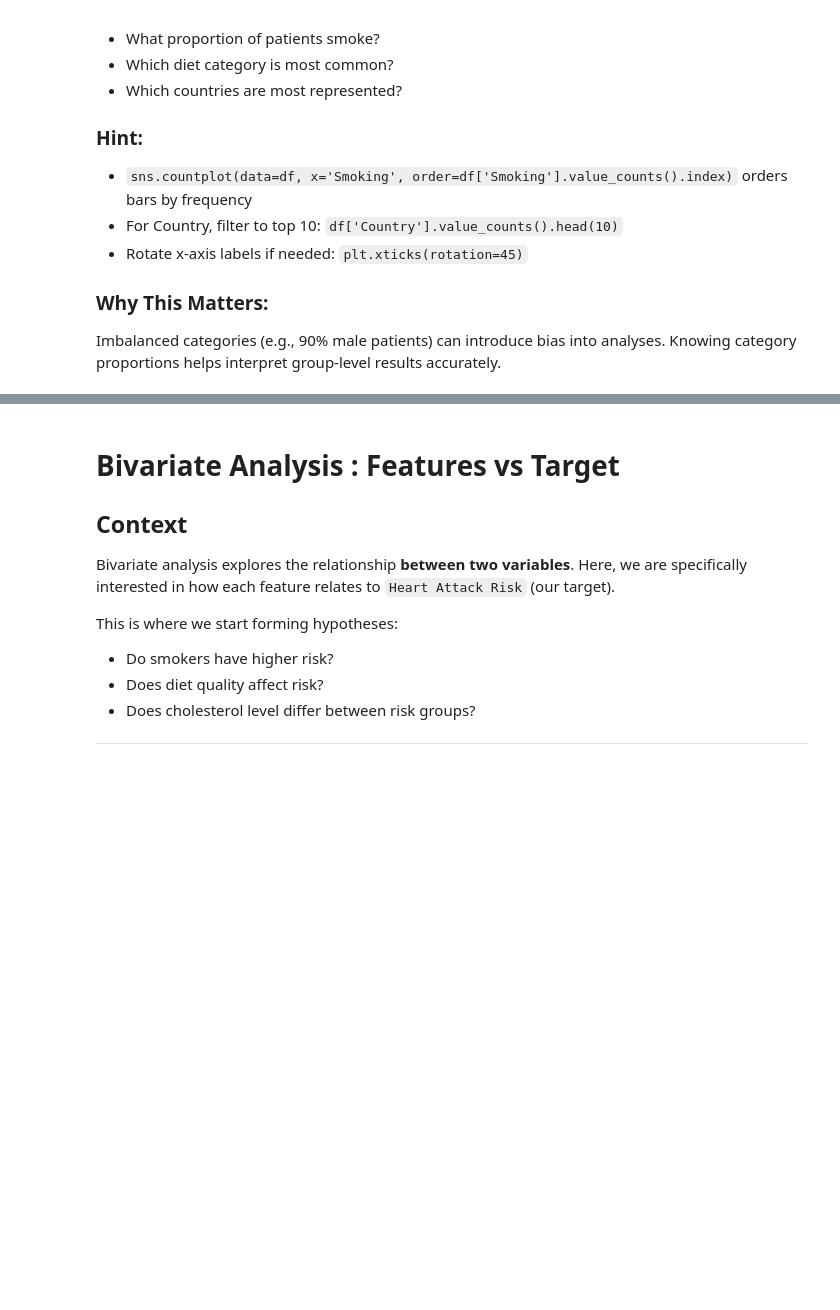
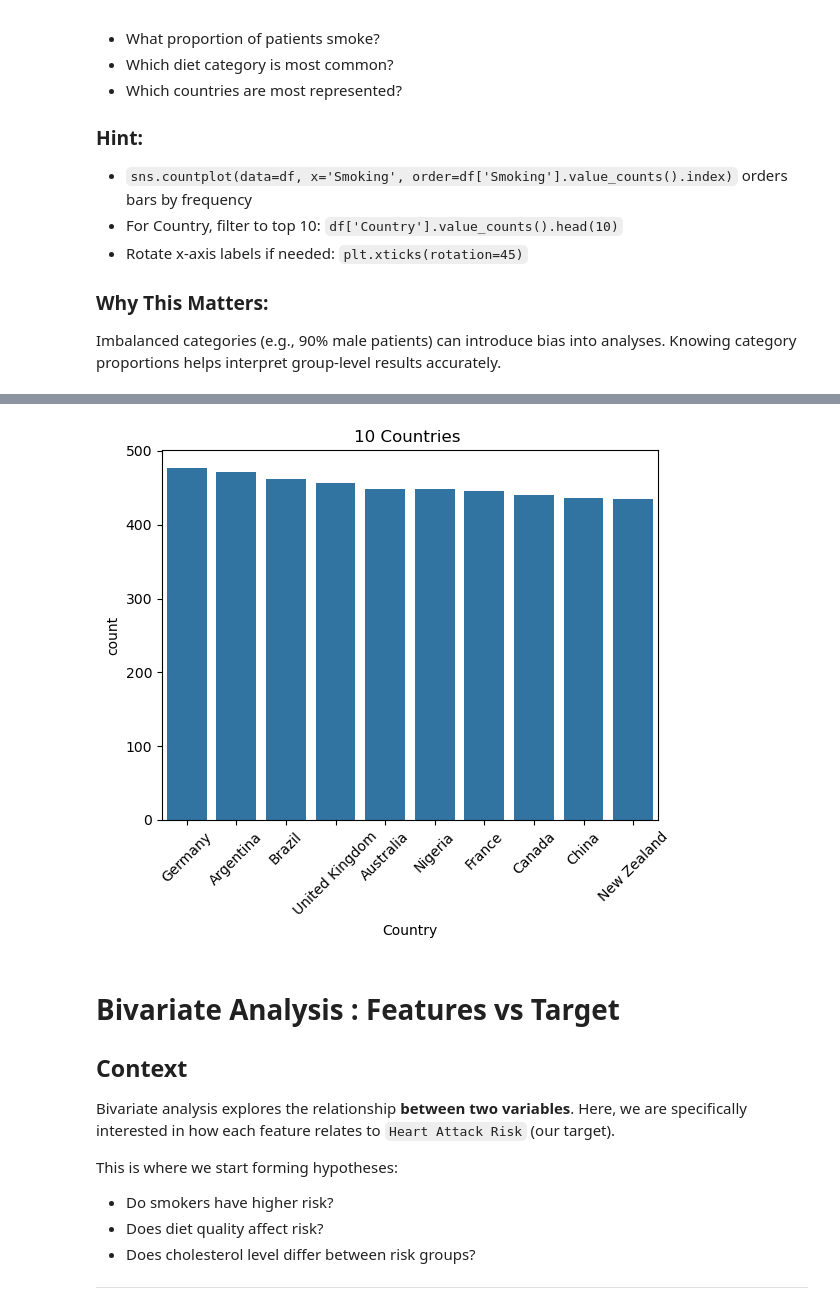
Before and after one commit to un1u3/ml-labs, a Jupyter notebook: fusemachines-2026/phase1-news-system/assignments/Wk_1_Data_Wrangling_HeartAttack.ipynb, the cells around one changed output, grey strips where cells are left out. Cells and saved outputs as stored; diff of their text form; code cells hidden in the pictures; blank space fills up the shorter version.

```diff
--- a/fusemachines-2026/phase1-news-system/assignments/Wk_1_Data_Wrangling_HeartAttack.ipynb
+++ b/fusemachines-2026/phase1-news-system/assignments/Wk_1_Data_Wrangling_HeartAttack.ipynb
@@ -536,5 +568,13 @@ Imbalanced categories (e.g., 90% male patients) can introduce bias into analyses
+# %%
+demographics['Country']  = demographics['Unnamed: 4']
 # %%
 # Your code here
+sns.countplot(data = demographics,x = 'Country', order = demographics['Country'].value_counts().head(10).index)
+plt.title("10 Countries ")
+plt.xticks(rotation= 45) #rotate names for better visibilty
+plt.show()
+# %% [output]
+[figure, added]
 # %% [markdown]
 # Bivariate Analysis : Features vs Target
 
```
Also changed, not shown: parts of 25 cells of this notebook.
